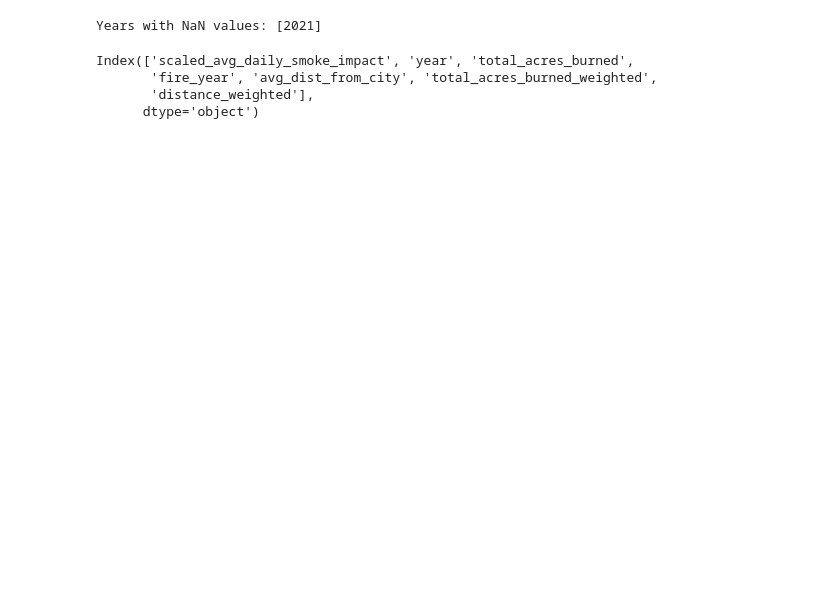
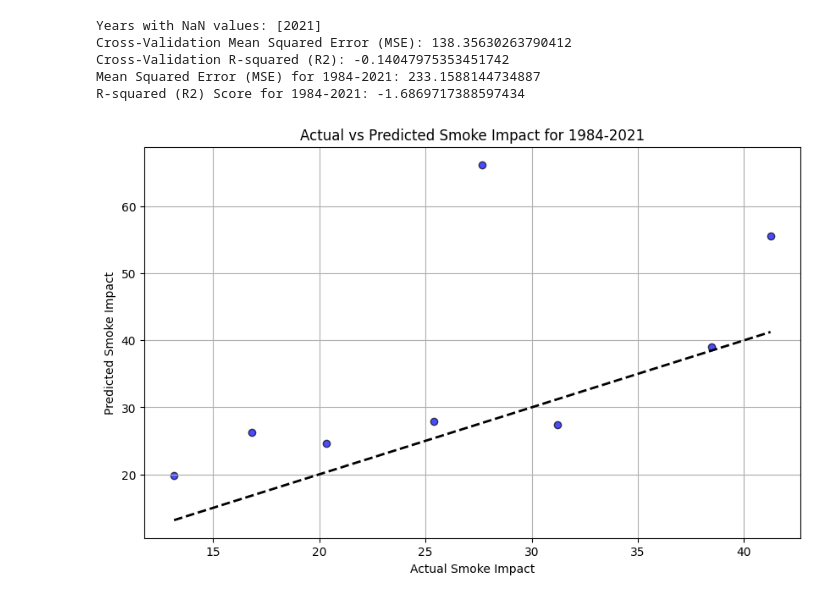
Before and after one commit to debsubdavis/data512-project, a Jupyter notebook: stage3_predictive_model.ipynb, the cells around one changed output. Saved outputs shown, nothing was run; the diff lists cells and outputs as text; code cells hidden in the pictures; blank space fills up the shorter version.

```diff
--- a/stage3_predictive_model.ipynb
+++ b/stage3_predictive_model.ipynb
@@ -42,42 +24,103 @@ Index(['OBJECTID', 'USGS_Assigned_ID', 'Assigned_Fire_Type', 'fire_year',
 # %%
+# %% [markdown]
+# ## Update to include info about calculation steps
+
+# %%
+import json
+import geojson
+import pandas as pd
+import matplotlib.pyplot as plt
+import numpy as np
+from sklearn.linear_model import LinearRegression
+from sklearn.model_selection import train_test_split, KFold, cross_val_score
+from sklearn.metrics import mean_squared_error, r2_score
+from sklearn.preprocessing import PolynomialFeatures
+
+with open('intermediate_file_paths.json') as output_path_file:
+    output_paths = json.load(output_path_file)
+
+SI_PER_FIRE_INPUT_PATH = output_paths.get('stage1_si_per_fire_csv')
+SCALED_SI_PER_YEAR_INPUT_PATH = output_paths.get('stage2_scaled_si_per_year_csv')
+
+# Load dataset
+yearly_smoke_impact_df = pd.read_csv(SCALED_SI_PER_YEAR_INPUT_PATH)
+si_per_fire_df = pd.read_csv(SI_PER_FIRE_INPUT_PATH)
+
 # Define weights for 'total_acres_burned' and 'distance'
-weights = {'total_acres_burned': 1, 'distance': 1}
+weights = {'total_acres_burned': 0.7, 'distance': 0.3}
 
 # Calculate the average distance per year
 avg_dist_df = si_per_fire_df.groupby('fire_year').agg(
     avg_dist_from_city=('distance', 'mean')
 ).reset_index()
 
 # Filter data to include only years after 1984
 yearly_smoke_impact_filtered_df = yearly_smoke_impact_df[yearly_smoke_impact_df['year'] > 1984]
 filtered_avg_dist_df = avg_dist_df[avg_dist_df['fire_year'] > 1984]
 
 # Prepare data for prediction using original data (without moving average)
 combined_df = yearly_smoke_impact_filtered_df[['scaled_avg_daily_smoke_impact', 'year', 'total_acres_burned']].merge(
     filtered_avg_dist_df[['fire_year', 'avg_dist_from_city']],
     left_on='year', right_on='fire_year', how='left'
 )
 
 # Apply weights to the relevant predictor variables
 combined_df['total_acres_burned_weighted'] = combined_df['total_acres_burned'] * weights['total_acres_burned']
 combined_df['distance_weighted'] = combined_df['avg_dist_from_city'] * weights['distance']
 
 # Identify which years have NaN values
 na_years = combined_df[combined_df.isna().any(axis=1)]['year'].unique()
 print(f"Years with NaN values: {na_years}")
 
 # Remove rows with NaN values in features or labels
 combined_df = combined_df.dropna()
 
 # Prepare the features and target variable
-features = combined_df[['total_acres_burned_weighted', 'distance_weighted']].values
+features = combined_df[['total_acres_burned_weighted', 'distance_weighted']]
 labels = combined_df['scaled_avg_daily_smoke_impact'].values
+
+# Add interaction terms using PolynomialFeatures
+poly = PolynomialFeatures(degree=2, interaction_only=True, include_bias=False)
+features_interaction = poly.fit_transform(features)
+
+# Split the data into training and testing sets
+X_train, X_test, y_train, y_test = train_test_split(features_interaction, labels, test_size=0.2, random_state=42)
+
+# Create and train the linear regression model with K-Fold Cross-Validation
+model = LinearRegression()
+kf = KFold(n_splits=5, shuffle=True, random_state=42)
+cross_val_mse = cross_val_score(model, features_interaction, labels, cv=kf, scoring='neg_mean_squared_error')
+cross_val_r2 = cross_val_score(model, features_interaction, labels, cv=kf, scoring='r2')
+
+print(f"Cross-Validation Mean Squared Error (MSE): {-np.mean(cross_val_mse)}")
+print(f"Cross-Validation R-squared (R2): {np.mean(cross_val_r2)}")
+
+# Fit the model on the training data
+model.fit(X_train, y_train)
+
+# Predict smoke estimates for the test set
+y_pred = model.predict(X_test)
+
+# Calculate metrics for model evaluation
+mse = mean_squared_error(y_test, y_pred)
+r2 = r2_score(y_test, y_pred)
+
+print(f"Mean Squared Error (MSE) for 1984-2021: {mse}")
+print(f"R-squared (R2) Score for 1984-2021: {r2}")
+
+# Plotting the actual vs predicted smoke impact for the test set
+plt.figure(figsize=(10, 6))
+plt.scatter(y_test, y_pred, color='blue', edgecolors='k', alpha=0.7)
+plt.plot([y_test.min(), y_test.max()], [y_test.min(), y_test.max()], 'k--', lw=2)
+plt.xlabel('Actual Smoke Impact')
+plt.ylabel('Predicted Smoke Impact')
+plt.title('Actual vs Predicted Smoke Impact for 1984-2021')
+plt.grid(True)
+plt.show()
 # %% [output]
 Years with NaN values: [2021]
+Cross-Validation Mean Squared Error (MSE): 138.35630263790412
+Cross-Validation R-squared (R2): -0.14047975353451742
+Mean Squared Error (MSE) for 1984-2021: 233.1588144734887
+R-squared (R2) Score for 1984-2021: -1.6869717388597434
+[figure, added]
-# %%
-print(combined_df.columns)
-# %% [output]
-Index(['scaled_avg_daily_smoke_impact', 'year', 'total_acres_burned',
-       'fire_year', 'avg_dist_from_city', 'total_acres_burned_weighted',
-       'distance_weighted'],
-      dtype='object')
```
Also changed, not shown: parts of 5 cells of this notebook.
